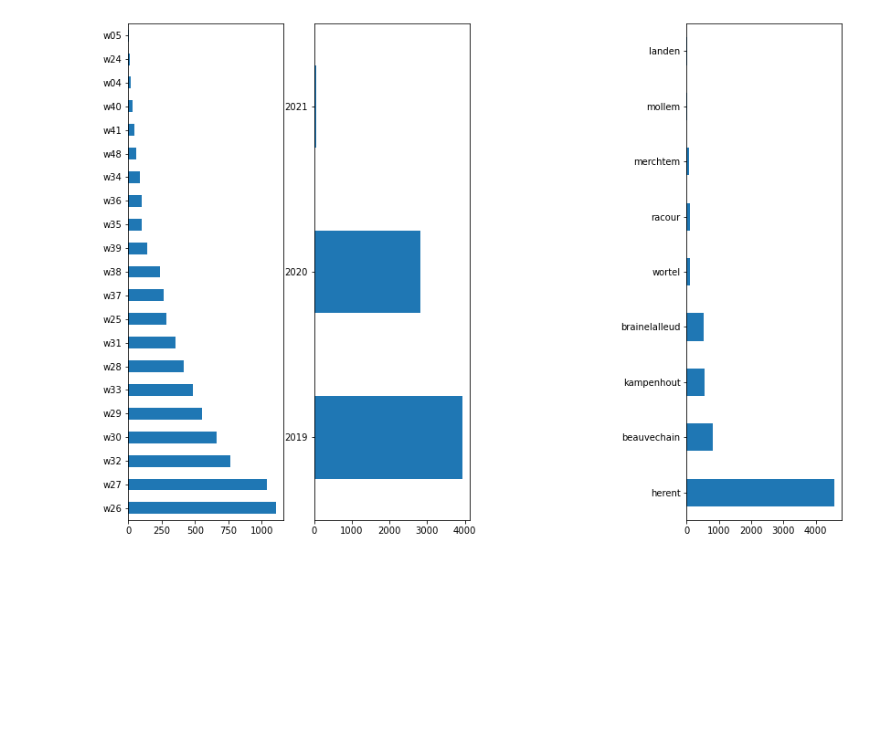
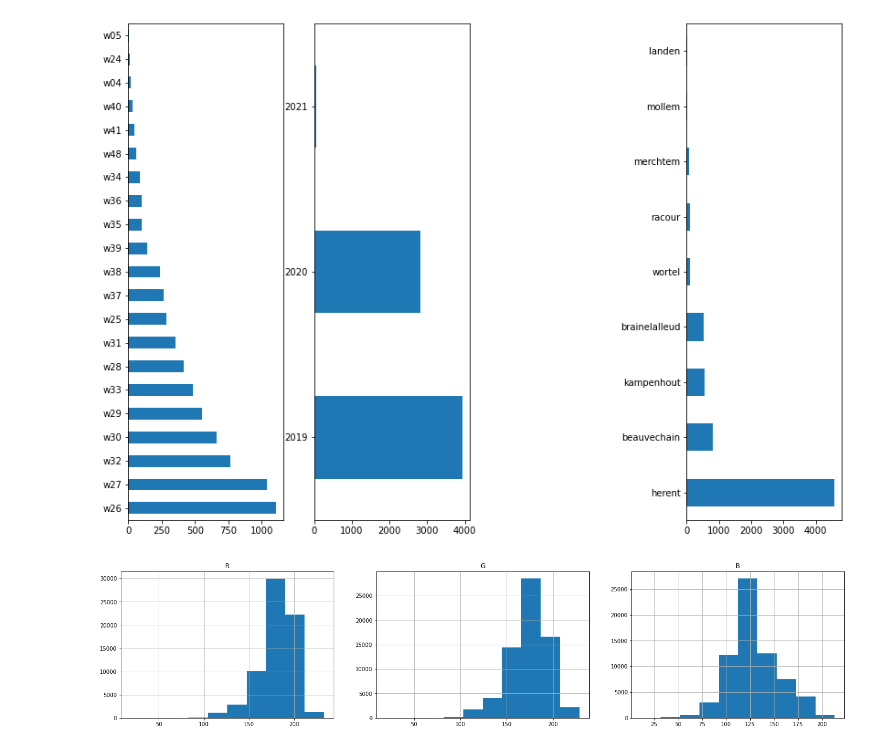
Before and after one commit to kalfasyan/stickybugs-ai, a Jupyter notebook: test.ipynb, the cells around one changed output. Cells and saved outputs as stored; diff of their text form; code cells hidden in the pictures; blank space fills up the shorter version.

```diff
--- a/test.ipynb
+++ b/test.ipynb
@@ -128,3 +128,13 @@ plt.subplot(1,4,4);
 df[df.knn_outlier==1].location.value_counts().plot(kind='barh', figsize=(14,10));
 # %% [output]
 [figure]
+# %%
+plt.figure(figsize=(24,5))
+plt.subplot(1,3,1);
+df.R.hist();plt.title('R')
+plt.subplot(1,3,2);
+df.G.hist();plt.title('G')
+plt.subplot(1,3,3);
+df.B.hist();plt.title('B');
+# %% [output]
+[figure, added]
```
Also changed, not shown: parts of 2 cells of this notebook.
